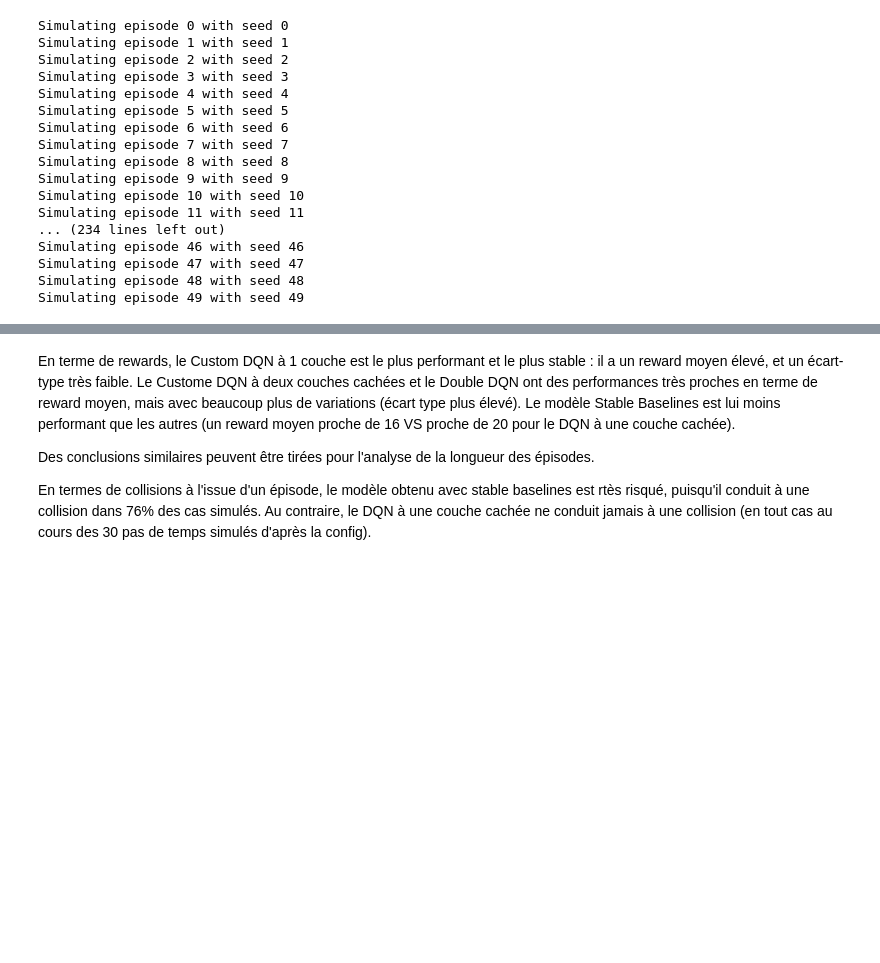
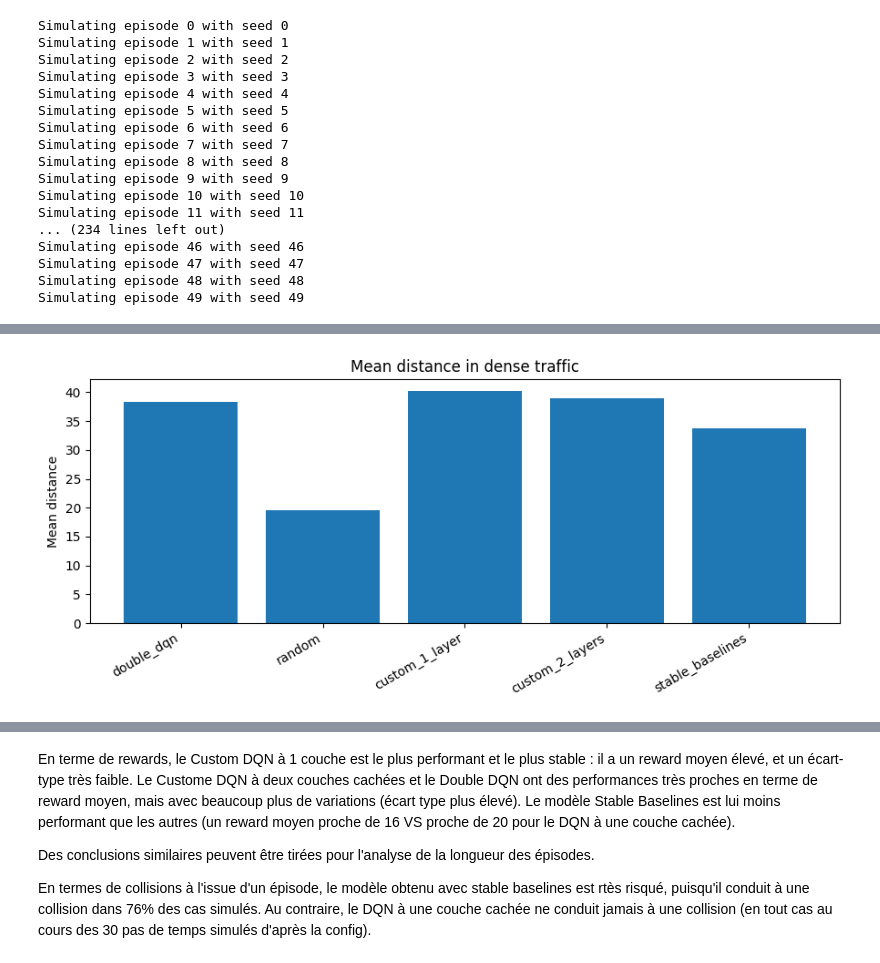
Before and after one commit to arfiblouisa/Reinforcement_learning_highway, a Jupyter notebook: core_task/compare_models.ipynb, the cells around one changed output, grey strips where cells are left out. Saved outputs shown, nothing was run; the diff lists cells and outputs as text; code cells hidden in the pictures; blank space fills up the shorter version.

```diff
--- a/core_task/compare_models.ipynb
+++ b/core_task/compare_models.ipynb
@@ -411,0 +465,12 @@ Collision: 76.0%
+# %%
+df_plot = df_metrics
+
+plt.figure(figsize=(9, 4))
+plt.bar(df_plot["agent"], df_plot["mean_distance"])
+plt.ylabel("Mean distance")
+plt.title("Mean distance in dense traffic")
+plt.xticks(rotation=30, ha="right")
+plt.tight_layout()
+plt.show()
+# %% [output]
+[figure, added]
```
Also changed, not shown: parts of 18 cells of this notebook, 12 other files.
